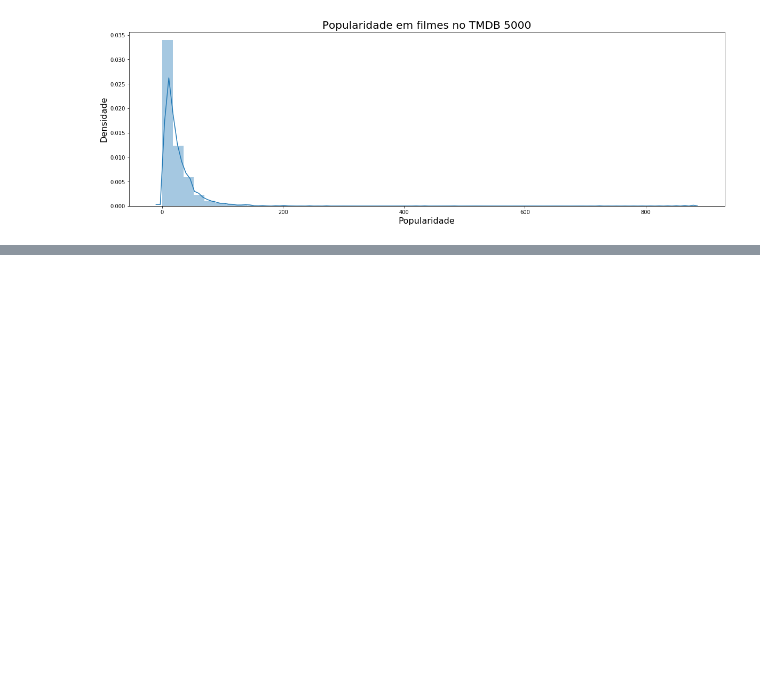
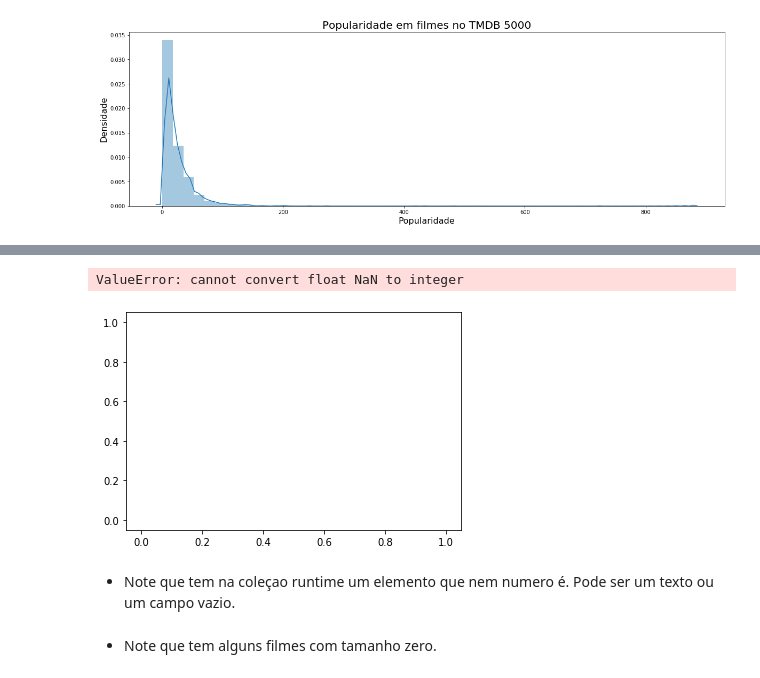
Before and after one commit to fkfouri/PythonStudy, a Jupyter notebook: data-science/testes_estatisticos/aula 0 - Introducao a Testes.ipynb, the cells around one changed output, grey strips where cells are left out. Saved outputs shown, nothing was run; the diff lists cells and outputs as text; code cells hidden in the pictures; blank space fills up the shorter version.

```diff
--- a/data-science/testes_estatisticos/aula 0 - Introducao a Testes.ipynb
+++ b/data-science/testes_estatisticos/aula 0 - Introducao a Testes.ipynb
@@ -407,0 +420,12 @@ Text(0.5, 1.0, 'Popularidade em filmes no TMDB 5000')
+# %%
+ax = sns.distplot(tmdb.runtime)
+ax.figure.set_size_inches(20, 6)
+#ax.set(xlabel = 'Nota Media', ylabel='Densidade')
+ax.set_xlabel('Tempo de duração de um filme', fontsize=16)
+ax.set_ylabel('Densidade', fontsize=16)
+ax.set_title("Tempo de duracao dos no TMDB 5000", fontsize=20)
+# %% [output]
+ValueError: cannot convert float NaN to integer
+[figure, added]
+# %% [markdown]
+- Note que tem na coleçao runtime um elemento que nem numero é. Pode ser um texto ou um campo vazio.
@@ -407,0 +443,2 @@ Text(0.5, 1.0, 'Popularidade em filmes no TMDB 5000')
+# %% [markdown]
+- Note que tem alguns filmes com tamanho zero.
```
Also changed, not shown: parts of 23 cells of this notebook.
